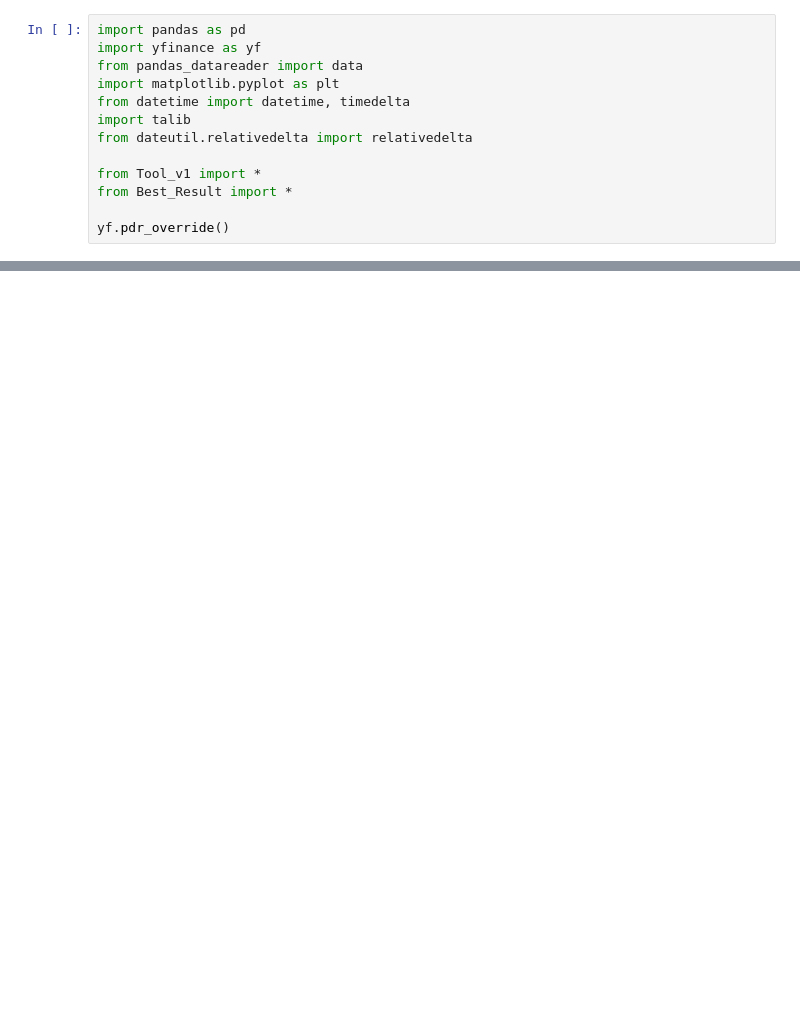
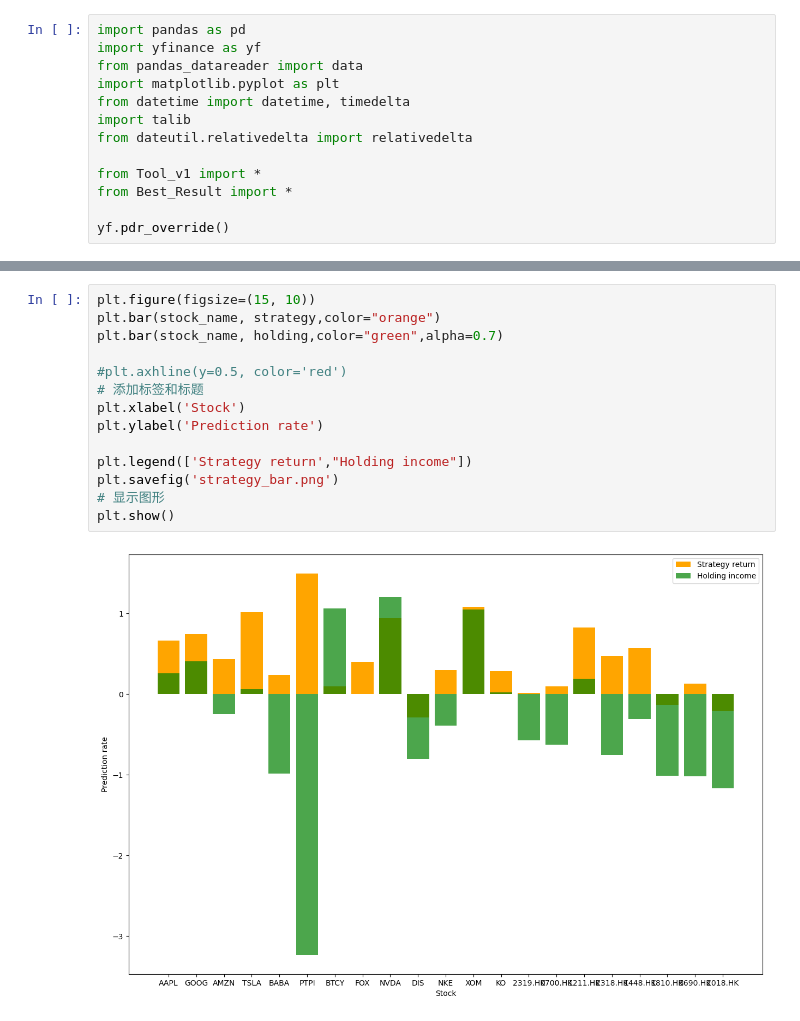
Before and after one commit to Kevinthinker168/ARIN7600-Capstone, a Jupyter notebook: Liangfan Xiao analysis/指标择优(Best result for 2 years).ipynb, the cells around one changed output, grey strips where cells are left out. Drawn from its saved outputs; the diff is of its cells as text; blank space fills up the shorter version.

```diff
--- a/Liangfan Xiao analysis/指标择优(Best result for 2 years).ipynb
+++ b/Liangfan Xiao analysis/指标择优(Best result for 2 years).ipynb
@@ -55,0 +79,16 @@ name:  MACD619RSI6_8020 . The best strategy prediction rate is  0.50744047619047
+# %%
+plt.figure(figsize=(15, 10))
+plt.bar(stock_name, strategy,color="orange")
+plt.bar(stock_name, holding,color="green",alpha=0.7)
+
+#plt.axhline(y=0.5, color='red')
+# 添加标签和标题
+plt.xlabel('Stock')
+plt.ylabel('Prediction rate')
+
+plt.legend(['Strategy return',"Holding income"])
+plt.savefig('strategy_bar.png')
+# 显示图形
+plt.show()
+# %% [output]
+[figure, added]
```
Also changed, not shown: parts of 5 cells of this notebook, 4 other files.
